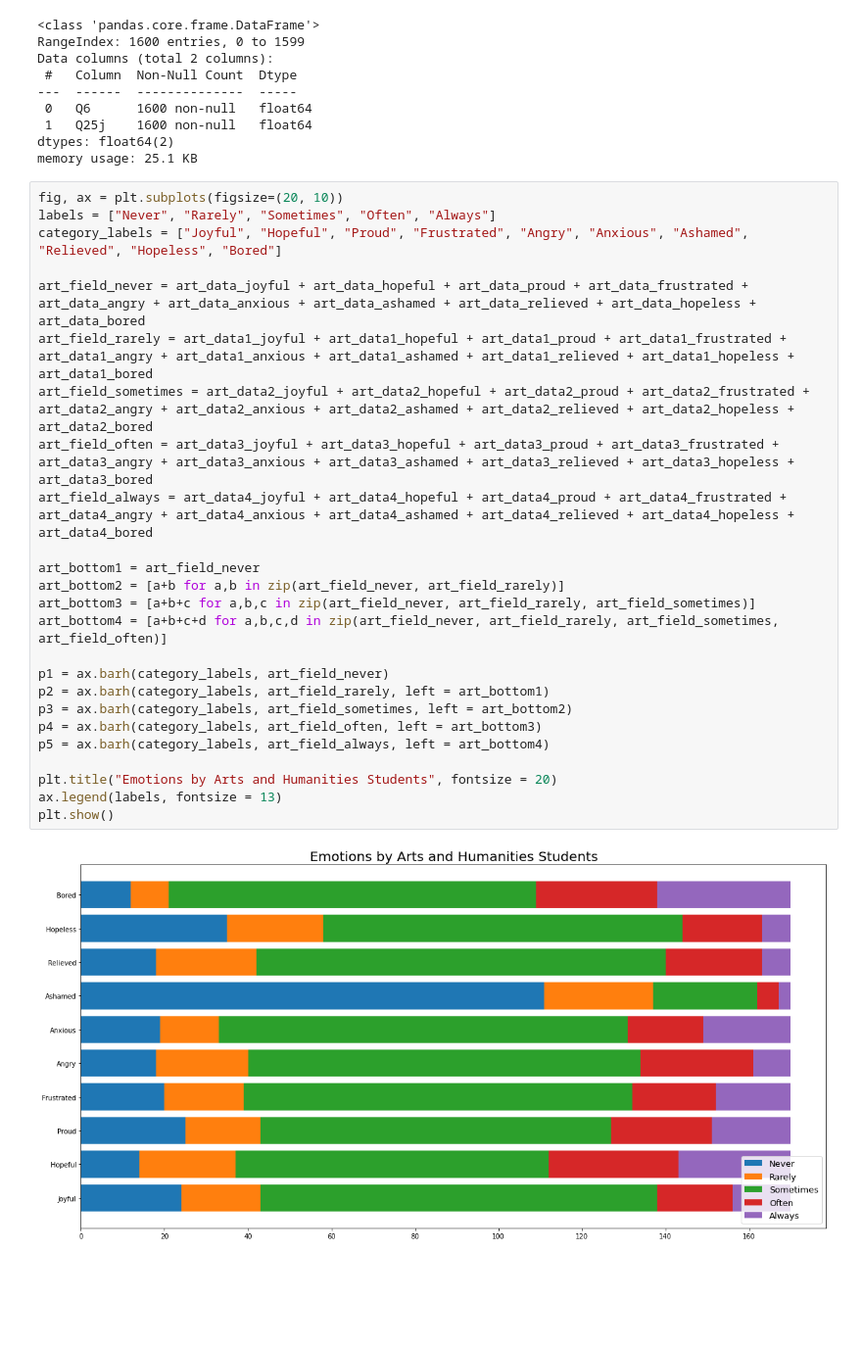
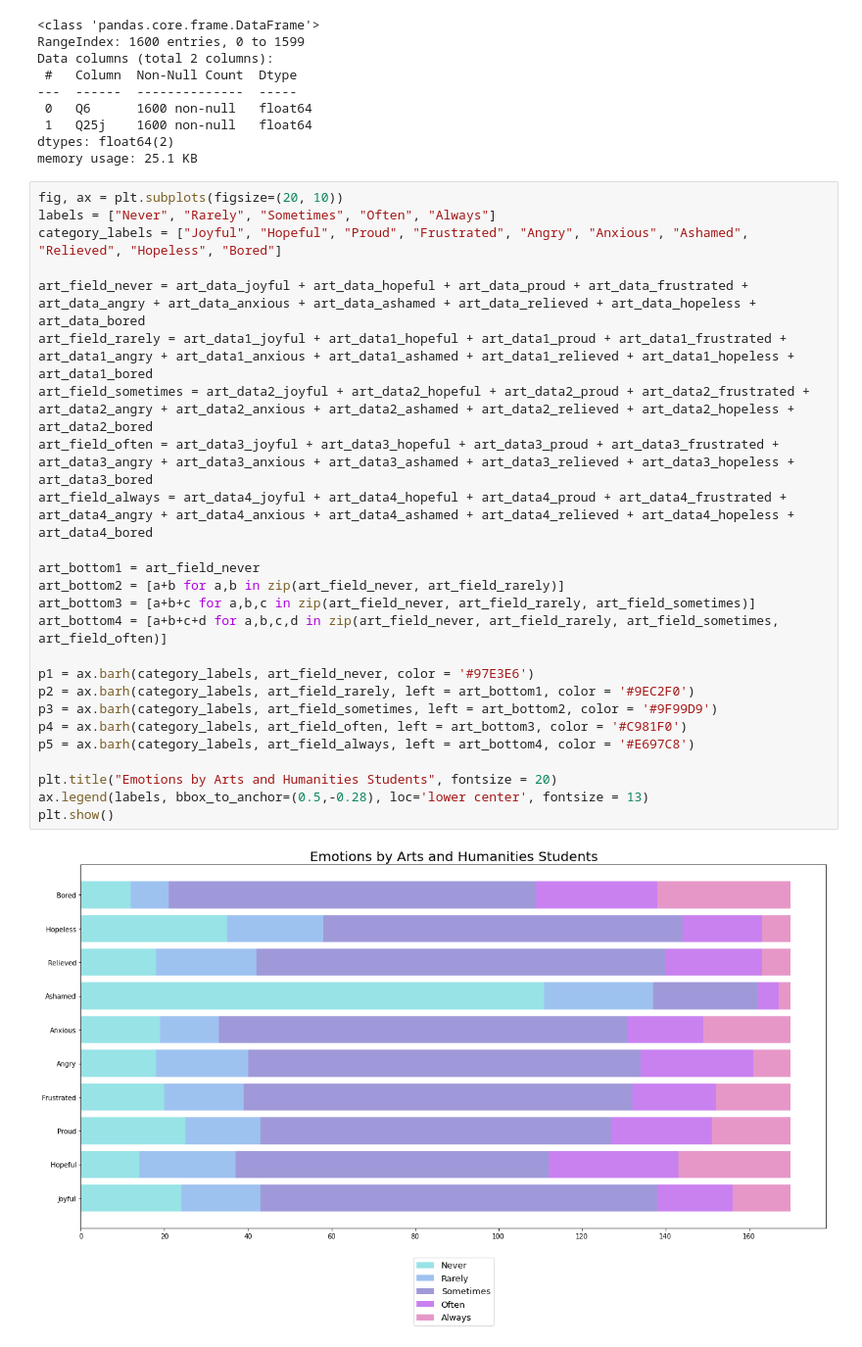
Before and after one commit to Jayres18/BAT404-Project, a Jupyter notebook: visualization.ipynb, the cells around one changed output. Shown at 98% size. Cells and saved outputs as stored; diff of their text form; blank space fills up the shorter version.

```diff
--- a/visualization.ipynb
+++ b/visualization.ipynb
@@ -1708,30 +1708,30 @@ memory usage: 25.1 KB
 # %%
 fig, ax = plt.subplots(figsize=(20, 10))
 labels = ["Never", "Rarely", "Sometimes", "Often", "Always"]
 category_labels = ["Joyful", "Hopeful", "Proud", "Frustrated", "Angry", "Anxious", "Ashamed", "Relieved", "Hopeless", "Bored"]
 
 art_field_never = art_data_joyful + art_data_hopeful + art_data_proud + art_data_frustrated + art_data_angry + art_data_anxious + art_data_ashamed + art_data_relieved + art_data_hopeless + art_data_bored
 art_field_rarely = art_data1_joyful + art_data1_hopeful + art_data1_proud + art_data1_frustrated + art_data1_angry + art_data1_anxious + art_data1_ashamed + art_data1_relieved + art_data1_hopeless + art_data1_bored
 art_field_sometimes = art_data2_joyful + art_data2_hopeful + art_data2_proud + art_data2_frustrated + art_data2_angry + art_data2_anxious + art_data2_ashamed + art_data2_relieved + art_data2_hopeless + art_data2_bored
 art_field_often = art_data3_joyful + art_data3_hopeful + art_data3_proud + art_data3_frustrated + art_data3_angry + art_data3_anxious + art_data3_ashamed + art_data3_relieved + art_data3_hopeless + art_data3_bored
 art_field_always = art_data4_joyful + art_data4_hopeful + art_data4_proud + art_data4_frustrated + art_data4_angry + art_data4_anxious + art_data4_ashamed + art_data4_relieved + art_data4_hopeless + art_data4_bored
 
 art_bottom1 = art_field_never
 art_bottom2 = [a+b for a,b in zip(art_field_never, art_field_rarely)]
 art_bottom3 = [a+b+c for a,b,c in zip(art_field_never, art_field_rarely, art_field_sometimes)]
 art_bottom4 = [a+b+c+d for a,b,c,d in zip(art_field_never, art_field_rarely, art_field_sometimes, art_field_often)]
 
-p1 = ax.barh(category_labels, art_field_never)
-p2 = ax.barh(category_labels, art_field_rarely, left = art_bottom1)
-p3 = ax.barh(category_labels, art_field_sometimes, left = art_bottom2)
-p4 = ax.barh(category_labels, art_field_often, left = art_bottom3)
-p5 = ax.barh(category_labels, art_field_always, left = art_bottom4)
+p1 = ax.barh(category_labels, art_field_never, color = '#97E3E6')
+p2 = ax.barh(category_labels, art_field_rarely, left = art_bottom1, color = '#9EC2F0')
+p3 = ax.barh(category_labels, art_field_sometimes, left = art_bottom2, color = '#9F99D9')
+p4 = ax.barh(category_labels, art_field_often, left = art_bottom3, color = '#C981F0')
+p5 = ax.barh(category_labels, art_field_always, left = art_bottom4, color = '#E697C8')
 
 plt.title("Emotions by Arts and Humanities Students", fontsize = 20)
-ax.legend(labels, fontsize = 13)
+ax.legend(labels, bbox_to_anchor=(0.5,-0.28), loc='lower center', fontsize = 13)
 plt.show()
 # %% [output]
-[figure, old version]
+[figure, new version]
 # %%
 fig, ax = plt.subplots(figsize=(20, 10))
 labels = ["Never", "Rarely", "Sometimes", "Often", "Always"]
```
Also changed, not shown: parts of 3 cells of this notebook.
